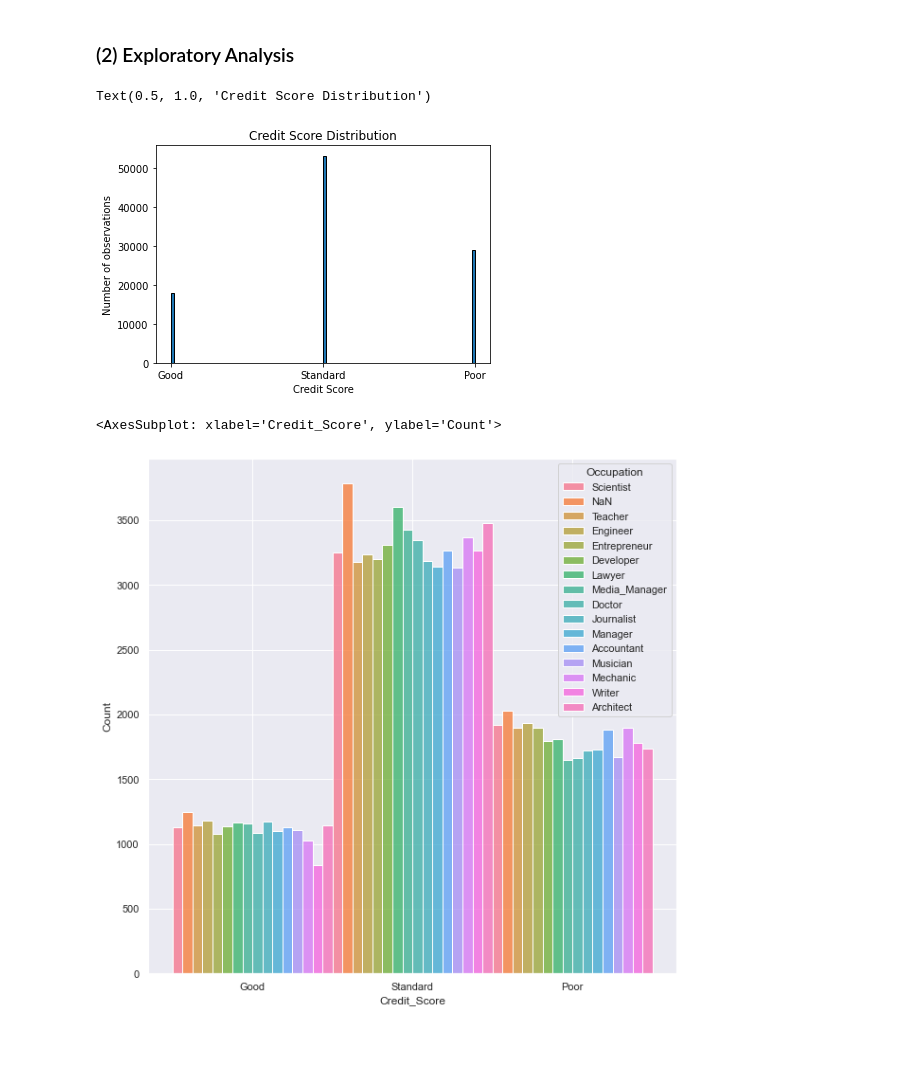
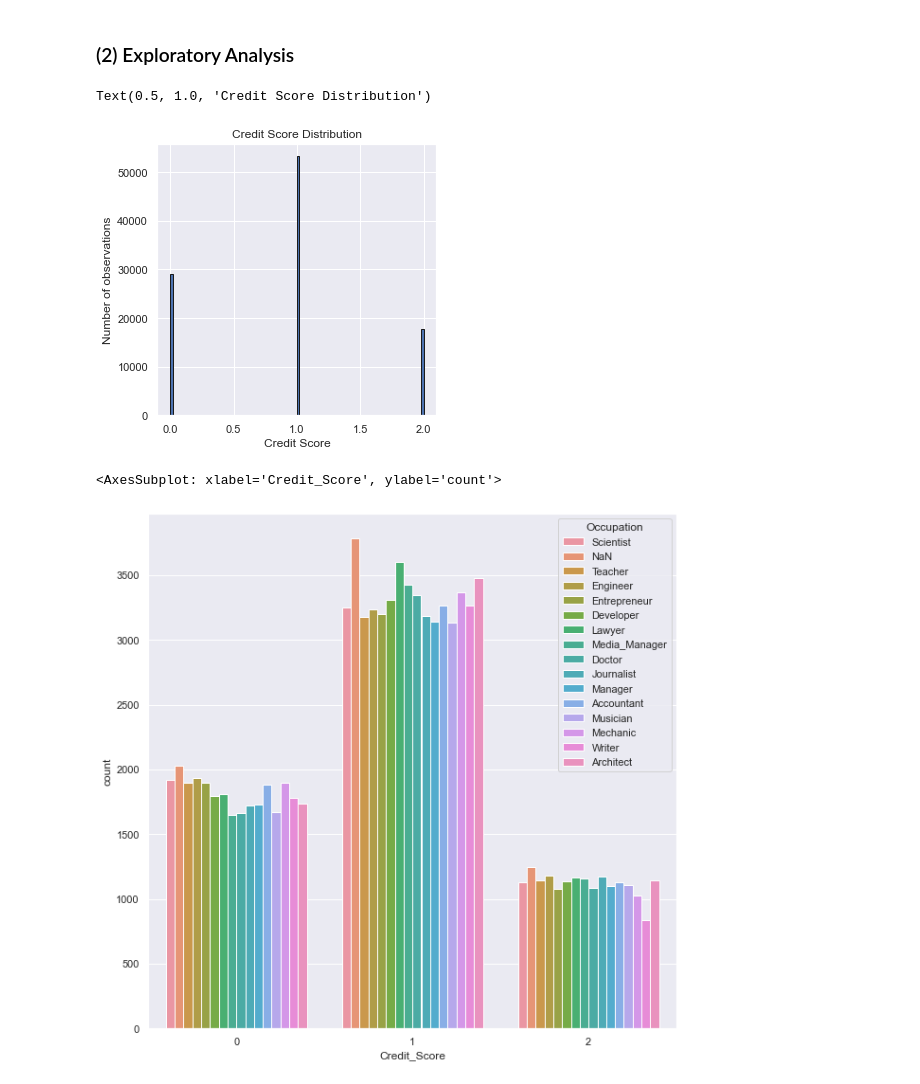
Before and after one commit to jorbea/comp_562_001_final_project, a Jupyter notebook: report.ipynb, the cells around one changed output. Cells and saved outputs as stored; diff of their text form; code cells hidden in the pictures; blank space fills up the shorter version.

Commit message:
Modified Credit_Score and added to analysis

```diff
--- a/report.ipynb
+++ b/report.ipynb
@@ -55,8 +55,7 @@ data = data.replace({'Not Available': np.nan})
 for col in list(data.columns):
     if ('Month' == col or 'Name' in col or 'SSN' in col or 'Occupation' in col or 'Credit_Mix' in col or
         'Credit_History_Age' in col or 'ID' in col or 'Type_of_Loan' in col or
-        'Payment_of_Min_Amount' in col or 'Payment_Behaviour' in col or
-        'Credit_Score' in col):
+        'Payment_of_Min_Amount' in col or 'Payment_Behaviour' in col):
         data[col] = data[col].astype('string')
         if ('Occupation' in col):
             data[col] = data[col].str.replace("_______", "NaN")
@@ -70,6 +69,11 @@ for col in list(data.columns):
         'Monthly_Balance' in col or 'Amount_invested_monthly' in col):
         data[col] = data[col].str.replace("_", "")
         data[col] = data[col].astype('float')
+    elif ('Credit_Score' in col):
+            for record in col:
+                data[col] = data[col].replace("Good", 2)
+                data[col] = data[col].replace("Standard", 1)
+                data[col] = data[col].replace("Poor", 0)
 
 # Could not convert Num_of_Delayed_Payment or Changed_Credit_Limit
 # %%
@@ -149,25 +153,21 @@ We will remove 0 columns.
 # %%
 import matplotlib.pyplot as plt
 import seaborn as sns
 
 # Histogram of the Credit Score categories
+plt.figure(figsize=(5,5))
 plt.hist(data['Credit_Score'].dropna(), bins = 100, edgecolor = 'k')
 plt.xlabel('Credit Score'); plt.ylabel('Number of observations')
 plt.title('Credit Score Distribution')
 # %% [output]
 Text(0.5, 1.0, 'Credit Score Distribution')
-[figure, old version]
+[figure, new version]
 # %%
-sns.set(rc={"figure.figsize":(10, 10)}) #width=3, #height=4
-sns.histplot(binwidth=1,
-            x='Credit_Score',
-            hue='Occupation',
-            data=data,
-            stat="count",
-            multiple="dodge")
+plt.figure(figsize=(10,10))
+sns.countplot(x='Credit_Score', hue='Occupation', data=data)
 # %% [output]
-<AxesSubplot: xlabel='Credit_Score', ylabel='Count'>
+<AxesSubplot: xlabel='Credit_Score', ylabel='count'>
-[figure, old version]
+[figure, new version]
 # %%
 data.boxplot(column='Credit_Utilization_Ratio', by='Credit_Score', figsize=(5,6))
 # %% [output]
```
Also changed, not shown: parts of 8 cells of this notebook.
